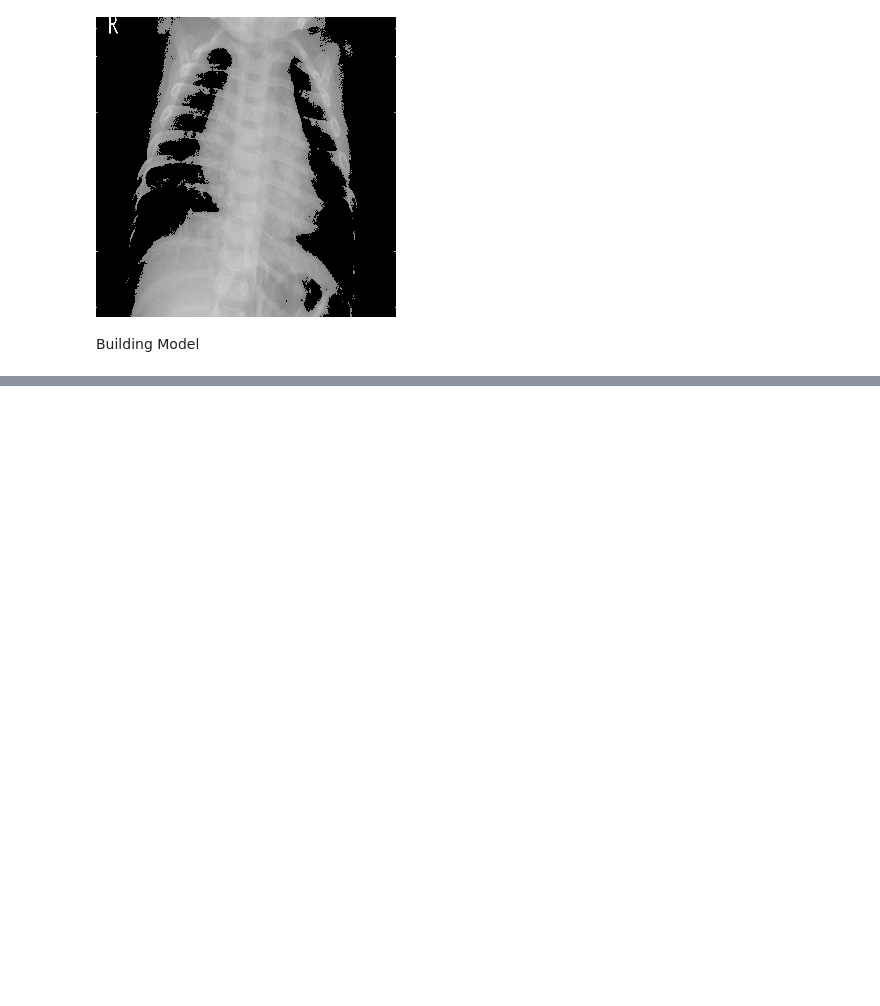
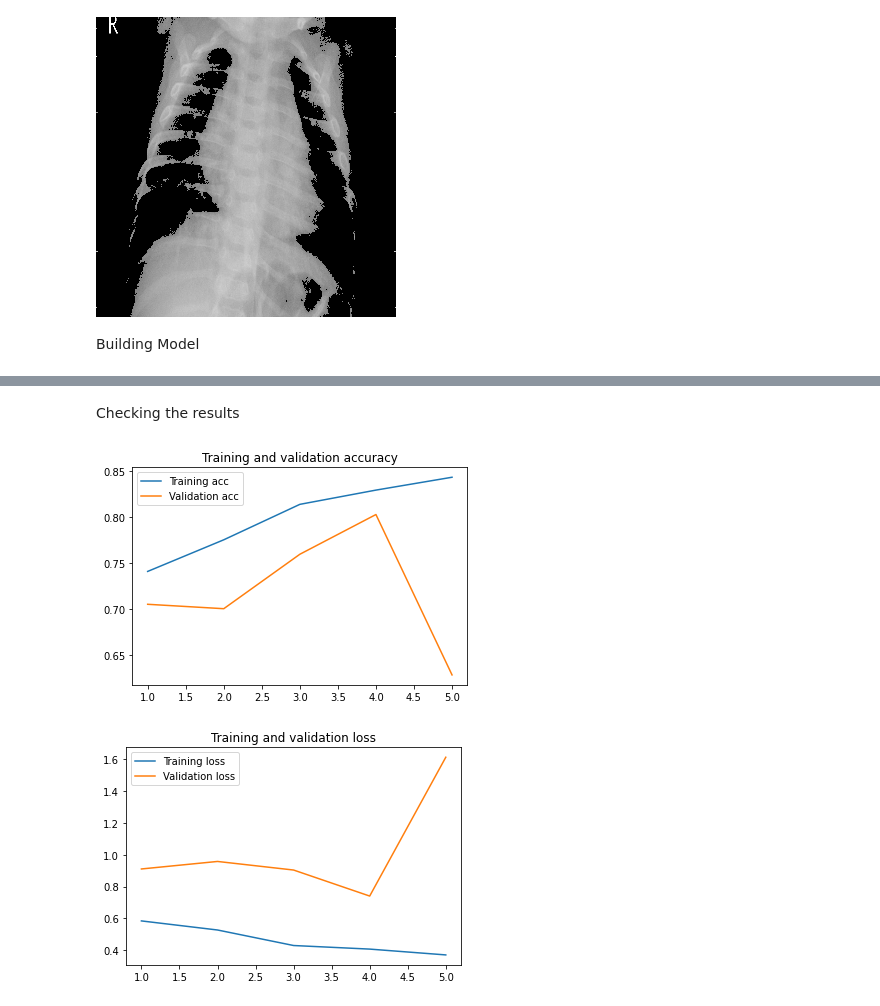
Before and after one commit to bardiakzzzz/CoronaHack--Chest-X-Ray, a Jupyter notebook: CoronaHack.ipynb, the cells around one changed output, grey strips where cells are left out. Drawn from its saved outputs; the diff is of its cells as text; code cells hidden in the pictures; blank space fills up the shorter version.

```diff
--- a/CoronaHack.ipynb
+++ b/CoronaHack.ipynb
@@ -106,12 +152,3 @@ def get_image_train(inputs, outputs):
     else :
       outputs = [1,0,0]
     return img , outputs
-# %%
-AUTOTUNE = tf.data.experimental.AUTOTUNE
-X1 = X2 =  AUTOTUNE
-
-train_dataset = tf.data.Dataset.from_tensor_slices((train_input,train_label))
-train_dataset = train_dataset.shuffle(len(train_input))
-train_dataset = train_dataset.map(get_image_train,num_parallel_calls=X1)
-train_dataset = train_dataset.batch(batch_size=16)
-train_dataset = train_dataset.prefetch(buffer_size=X2)
@@ -190,0 +213,9 @@ Epoch 00030: val_acc did not improve from 0.69712
+# %%
+model = tf.keras.models.load_model('/content/model_test_1')
+model.evaluate(test_dataset)
+# %%
+for layer in model.layers :
+  layer.trainable = True
+
+checkpoint_callback = tf.keras.callbacks.ModelCheckpoint('model_test_2/', monitor='val_loss',mode='min',verbose=1, save_best_only=True)
+history = model.fit(train_dataset,epochs = 5,validation_data=test_dataset,callbacks=[checkpoint_callback])
@@ -190,0 +241,27 @@ Epoch 00030: val_acc did not improve from 0.69712
+# %% [markdown]
+Checking the results
+# %%
+import matplotlib.pyplot as plt
+
+acc = history.history['acc']
+val_acc = history.history['val_acc']
+loss = history.history['loss']
+val_loss = history.history['val_loss']
+epochs = range(1, len(acc) + 1)
+
+plt.plot(epochs, acc, label='Training acc')
+plt.plot(epochs, val_acc,  label='Validation acc')
+plt.title('Training and validation accuracy')
+plt.legend()
+
+plt.figure()
+
+plt.plot(epochs, loss, label='Training loss')
+plt.plot(epochs, val_loss, label='Validation loss')
+plt.title('Training and validation loss')
+plt.legend()
+
+plt.show()
+# %% [output]
+[figure, added]
+[figure, added]
```
Also changed, not shown: parts of 12 cells of this notebook.
